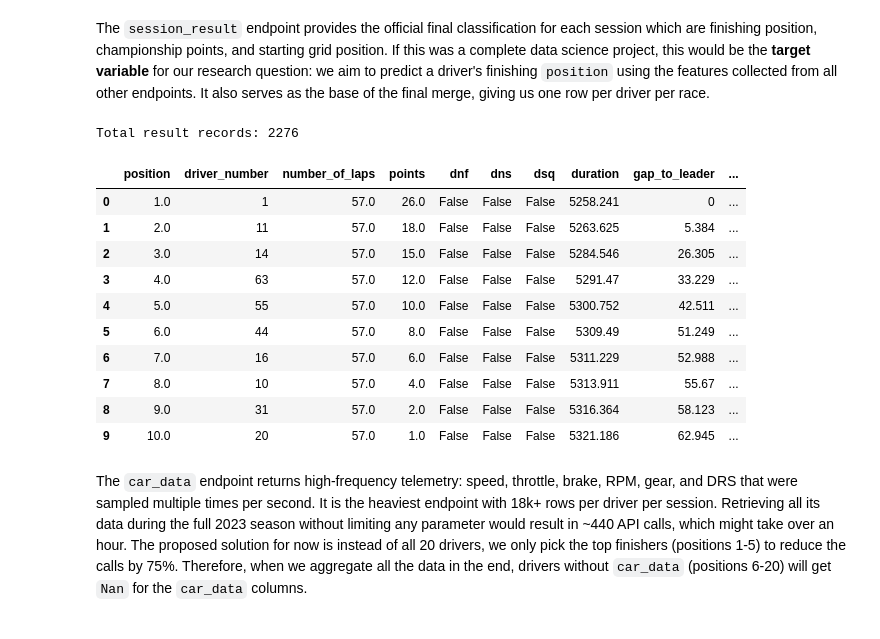
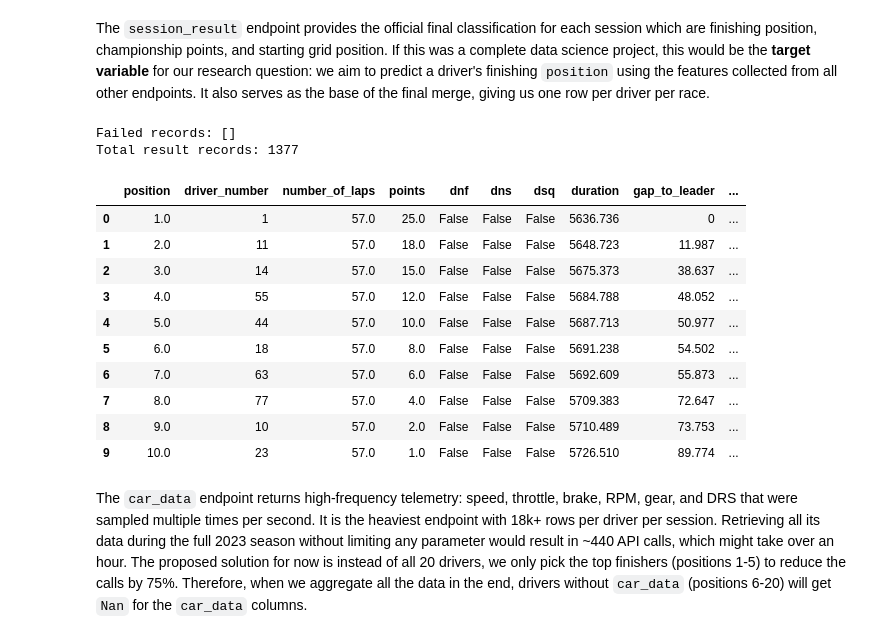
Before and after one commit to minhmgnvo/dsci511-group-assignment, a Jupyter notebook: project/final.ipynb, the cells around one changed output. Drawn from its saved outputs; the diff is of its cells as text; code cells hidden in the pictures.

```diff
--- a/project/final.ipynb
+++ b/project/final.ipynb
@@ -141,2 +122,20 @@ Total lap records: 79411
 # %% [markdown]
 A stint is a continuous run on one set of tires between pit stops. The `stints` endpoint tells us which tire compound each driver used, how many laps they ran on it, and how many stints they completed in total.
+# %%
+all_laps = []
+laps_failed = []
+for session_key in df_sessions["session_key"]:
+    response = requests.get(f"{BASE_URL}/laps", params={"session_key": session_key})
+    # print(f"Session {session_key}: status={response.status_code}, rows={len(response.json()) if response.status_code == 200 else 'N/A'}")
+    if response.status_code == 200:
+        data = response.json()
+        if isinstance(data, list):
+            all_laps.extend(data)
+    else:
+        laps_failed.append(session_key)
+    time.sleep(2)
+
+print(f"\nFailed sessions: {laps_failed}")
+print(f"Total laps: {len(all_laps)}")
+
+df_laps = pd.DataFrame(all_laps)
@@ -143,15 +145,22 @@ A stint is a continuous run on one set of tires between pit stops. The `stints`
 # %%
 all_stints = []
+stints_failed = []
 for session_key in df_sessions["session_key"]:
     response = requests.get(
         f"{BASE_URL}/stints",
         params={"session_key": session_key}
     )
+    # print(f"Session {session_key}: status={response.status_code}, rows={len(response.json()) if response.status_code == 200 else 'N/A'}")
     data = response.json()
     if isinstance(data, list):
         all_stints.extend(data)
+    else:
+        stints_failed.append(session_key)
+    time.sleep(2)
+
+print(f"\nFailed sessions: {stints_failed}")
+print(f"Total stint records: {len(all_stints)}")
 
 df_stints = pd.DataFrame(all_stints)
-print(f"Total stint records: {len(df_stints)}")
 df_stints.head(5)
 # %% [output]
@@ -166,6 +176,8 @@ Total stint records: 9437
 The `pit` endpoint records each pit stop event, including the lap number and time spent in the pit lane. OpenF1's coverage of pit stop data is incomplete for some sessions — those return a 404 and are silently skipped by the `isinstance` check, so the loop is safe to run across all sessions.
 # %%
 all_pit = []
+pit_failed = []
+
 for session_key in df_sessions["session_key"]:
     response = requests.get(
         f"{BASE_URL}/pit",
@@ -174,8 +186,13 @@ for session_key in df_sessions["session_key"]:
     data = response.json()
     if isinstance(data, list):
         all_pit.extend(data)
+    else:
+        pit_failed.append(session_key)
+    time.sleep(2)
+
+print(f"Failed records: {pit_failed}")
+print(f"Total pit stop records: {len(all_pit)}")
 
 df_pit = pd.DataFrame(all_pit)
-print(f"Total pit stop records: {len(df_pit)}")
 df_pit.head(5)
 # %% [output]
@@ -209,6 +227,7 @@ for session_key in df_sessions["session_key"]:
         )
         start_pos["session_key"] = session_key
         all_position_agg.append(start_pos)
+    time.sleep(1)
 
 df_position = pd.concat(all_position_agg, ignore_index=True) if all_position_agg else pd.DataFrame()
 print(f"Position records (aggregated to start position per driver): {len(df_position)}")
@@ -230,31 +249,37 @@ Position records (aggregated to start position per driver): 2508
 The `session_result` endpoint provides the official final classification for each session which are finishing position, championship points, and starting grid position. If this was a complete data science project, this would be the **target variable** for our research question: we aim to predict a driver's finishing `position` using the features collected from all other endpoints. It also serves as the base of the final merge, giving us one row per driver per race.
 # %%
 all_results = []
+results_failed = []
 for session_key in df_sessions["session_key"]:
     response = requests.get(
         f"{BASE_URL}/session_result",
         params={"session_key": session_key}
     )
     data = response.json()
     if isinstance(data, list):
         all_results.extend(data)
+    time.sleep(2)
+
+print(f"Failed records: {results_failed}")
+print(f"Total result records: {len(all_results)}")
 
 df_session_result = pd.DataFrame(all_results)
-print(f"Total result records: {len(df_session_result)}")
+df_session_result = df_session_result.drop_duplicates(subset=["session_key", "driver_number"], keep="first")
 df_session_result.head(10)
 # %% [output]
-Total result records: 2276
+Failed records: []
+Total result records: 1377
 |  | position | driver_number | number_of_laps | points | dnf | dns | dsq | duration | gap_to_leader | ... |
-| 0 | 1.0 | 1 | 57.0 | 26.0 | False | False | False | 5258.241 | 0 | ... |
-| 1 | 2.0 | 11 | 57.0 | 18.0 | False | False | False | 5263.625 | 5.384 | ... |
-| 2 | 3.0 | 14 | 57.0 | 15.0 | False | False | False | 5284.546 | 26.305 | ... |
-| 3 | 4.0 | 63 | 57.0 | 12.0 | False | False | False | 5291.47 | 33.229 | ... |
-| 4 | 5.0 | 55 | 57.0 | 10.0 | False | False | False | 5300.752 | 42.511 | ... |
-| 5 | 6.0 | 44 | 57.0 | 8.0 | False | False | False | 5309.49 | 51.249 | ... |
-| 6 | 7.0 | 16 | 57.0 | 6.0 | False | False | False | 5311.229 | 52.988 | ... |
-| 7 | 8.0 | 10 | 57.0 | 4.0 | False | False | False | 5313.911 | 55.67 | ... |
-| 8 | 9.0 | 31 | 57.0 | 2.0 | False | False | False | 5316.364 | 58.123 | ... |
-| 9 | 10.0 | 20 | 57.0 | 1.0 | False | False | False | 5321.186 | 62.945 | ... |
+| 0 | 1.0 | 1 | 57.0 | 25.0 | False | False | False | 5636.736 | 0 | ... |
+| 1 | 2.0 | 11 | 57.0 | 18.0 | False | False | False | 5648.723 | 11.987 | ... |
+| 2 | 3.0 | 14 | 57.0 | 15.0 | False | False | False | 5675.373 | 38.637 | ... |
+| 3 | 4.0 | 55 | 57.0 | 12.0 | False | False | False | 5684.788 | 48.052 | ... |
+| 4 | 5.0 | 44 | 57.0 | 10.0 | False | False | False | 5687.713 | 50.977 | ... |
+| 5 | 6.0 | 18 | 57.0 | 8.0 | False | False | False | 5691.238 | 54.502 | ... |
+| 6 | 7.0 | 63 | 57.0 | 6.0 | False | False | False | 5692.609 | 55.873 | ... |
+| 7 | 8.0 | 77 | 57.0 | 4.0 | False | False | False | 5709.383 | 72.647 | ... |
+| 8 | 9.0 | 10 | 57.0 | 2.0 | False | False | False | 5710.489 | 73.753 | ... |
+| 9 | 10.0 | 23 | 57.0 | 1.0 | False | False | False | 5726.510 | 89.774 | ... |
 # %% [markdown]
 The `car_data` endpoint returns high-frequency telemetry: speed, throttle, brake, RPM, gear, and DRS that were sampled multiple times per second. It is the heaviest endpoint with 18k+ rows per driver per session. Retrieving all its data during the full 2023 season without limiting any parameter would result in ~440 API calls, which might take over an hour. The proposed solution for now is instead of all 20 drivers, we only pick the top finishers (positions 1-5) to reduce the calls by 75%. Therefore, when we aggregate all the data in the end, drivers without `car_data` (positions 6-20) will get `Nan` for the `car_data` columns.
 # %%
```
Also changed, not shown: parts of 17 cells of this notebook, 2 other files.
